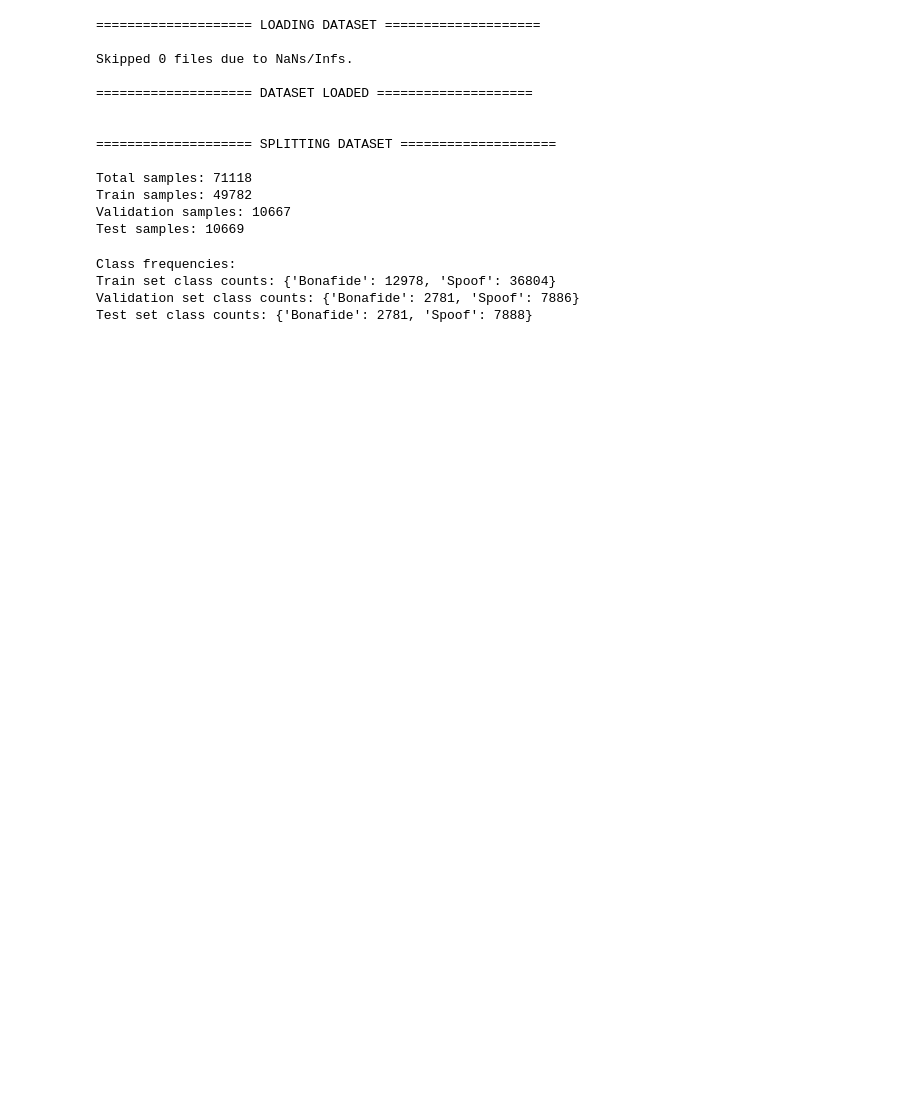
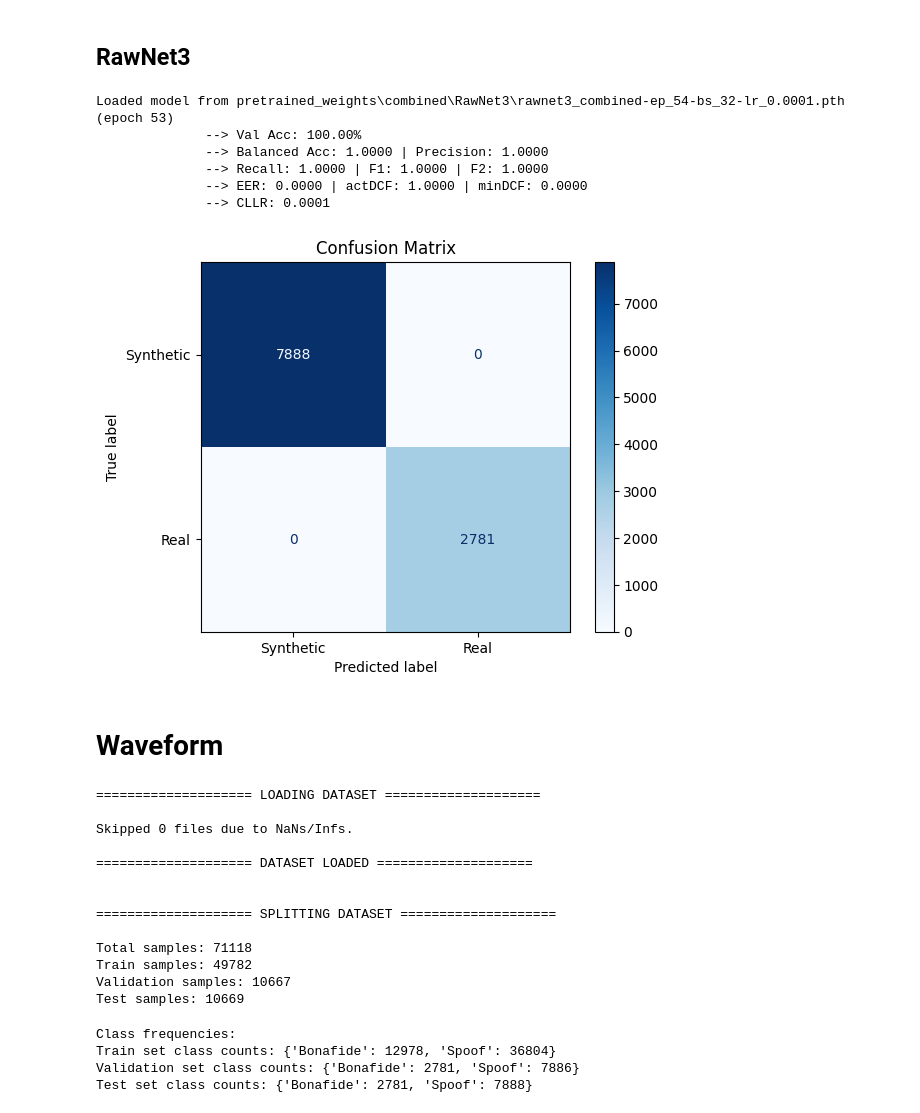
Before and after one commit to Ainzw0rth/RawNets-PF, a Jupyter notebook: main.ipynb, the cells around one changed output. Drawn from its saved outputs; the diff is of its cells as text; code cells hidden in the pictures; blank space fills up the shorter version.

```diff
--- a/main.ipynb
+++ b/main.ipynb
@@ -1 +165,35 @@
+# %% [markdown]
+## RawNet3
+# %%
+combined_model_config3 = {
+    "nOut": 2,
+    "sinc_stride": 10,
+    "encoder_type": "ECA",
+    "log_sinc": True,
+    "norm_sinc": "mean_std",
+    "out_bn": True
+}
+
+# --- Set up model, optimizer, and scaler ---
+model = RawNet3(**combined_model_config3).to(device)
+optimizer = Adam(model.parameters(), lr=0.0001)
+scaler = GradScaler()
+
+# --- Load the model ---
+start_epoch = load_model_rawnet3(
+    model, optimizer, scaler,
+    path=r"pretrained_weights\combined\RawNet3\rawnet3_combined-ep_54-bs_32-lr_0.0001.pth"
+)
+
+predictions, targets, metrics = test_rawnet3(model, test_loader_combined, device=device)
+# %% [output]
+Loaded model from pretrained_weights\combined\RawNet3\rawnet3_combined-ep_54-bs_32-lr_0.0001.pth (epoch 53)
+              --> Val Acc: 100.00%
+              --> Balanced Acc: 1.0000 | Precision: 1.0000
+              --> Recall: 1.0000 | F1: 1.0000 | F2: 1.0000
+              --> EER: 0.0000 | actDCF: 1.0000 | minDCF: 0.0000
+              --> CLLR: 0.0001
+[figure, added]
+# %% [markdown]
+# Waveform
 # %%
```
Also changed, not shown: parts of 16 cells of this notebook, 26 other files.
